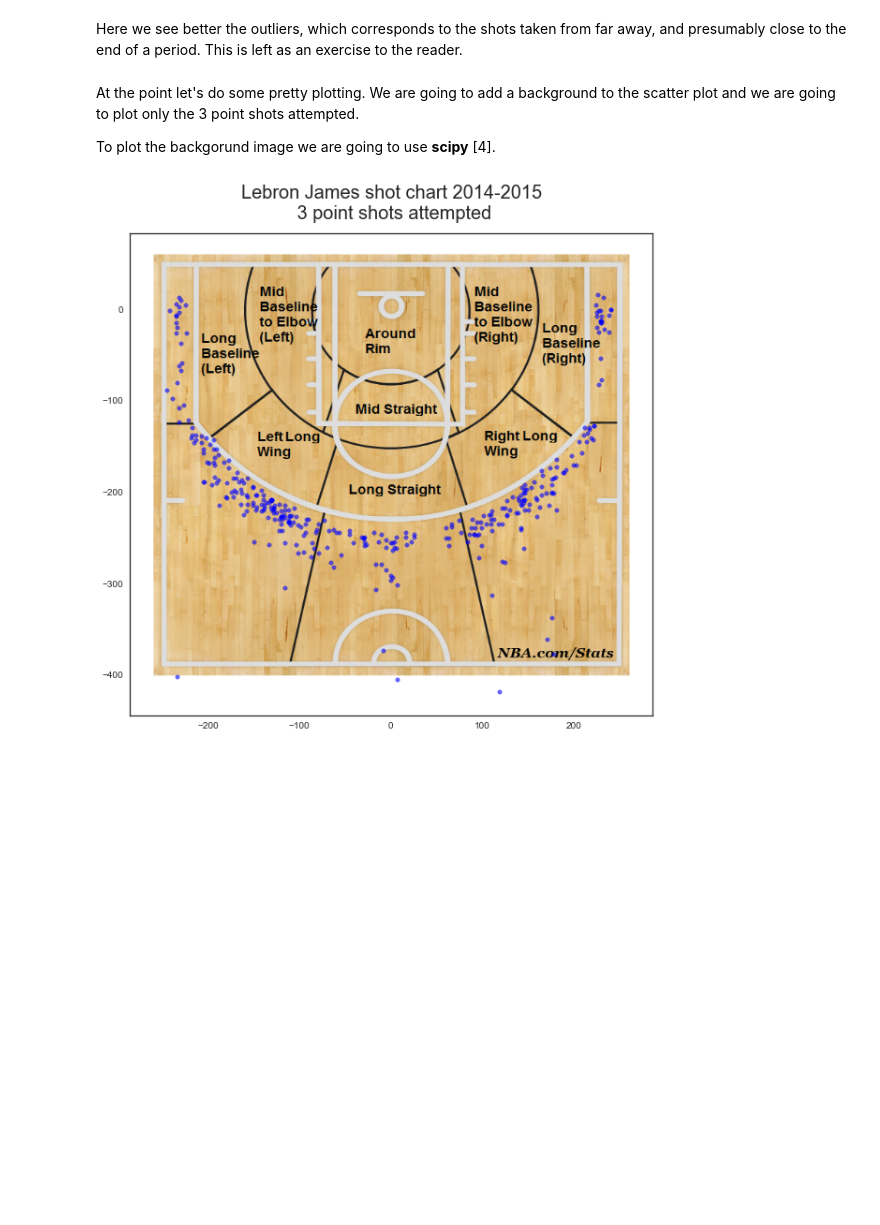
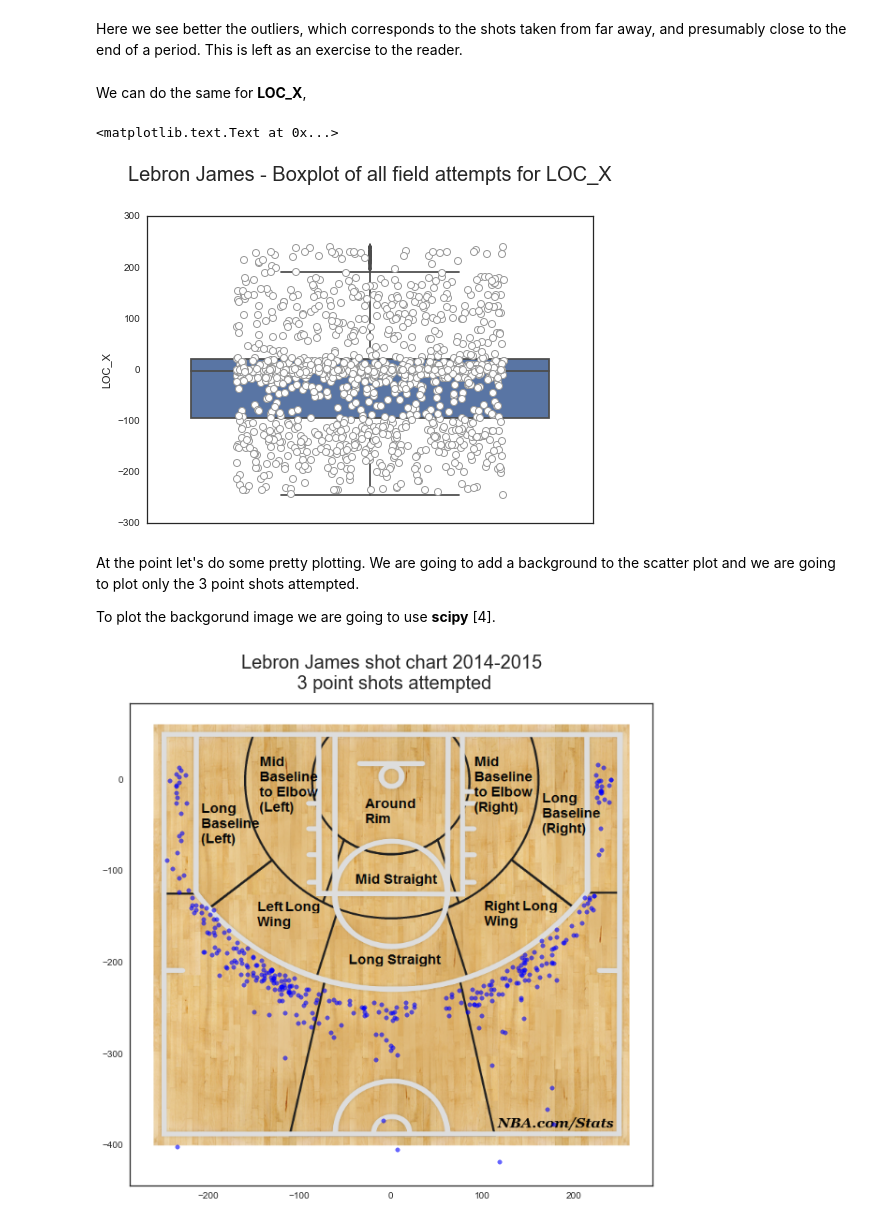
Before and after one commit to BiniyamSishah/data_science, a Jupyter notebook: sport_analytics1/sport_analytics_3.ipynb, the cells around one changed output. Cells and saved outputs as stored; diff of their text form; code cells hidden in the pictures; blank space fills up the shorter version.

```diff
--- a/sport_analytics1/sport_analytics_3.ipynb
+++ b/sport_analytics1/sport_analytics_3.ipynb
@@ -531,5 +557,15 @@ plt.title('Lebron James - Boxplot of all field attempts for LOC_Y', y = 1.1, fon
 # %% [markdown]
 Here we see better the outliers, which corresponds to the shots taken from far away, and presumably close to the end of a period.  This is left as an exercise to the reader.
+# %% [markdown]
+We can do the same for **LOC_X**,
+# %%
+sns.stripplot(data=shot_df.LOC_X, jitter=0.3, color="white", edgecolor="gray")
+sns.boxplot(shot_df.LOC_X, orient="v")
+
+plt.title('Lebron James - Boxplot of all field attempts for LOC_X', y = 1.1, fontsize=20)
+# %% [output]
+<matplotlib.text.Text at 0x...>
+[figure, added]
 # %% [markdown]
 At the point let's do some pretty plotting.  We are going to add a background to the scatter plot and we are going to plot only the 3 point shots attempted.
 
```
Also changed, not shown: parts of 27 cells of this notebook, 5 other files.
